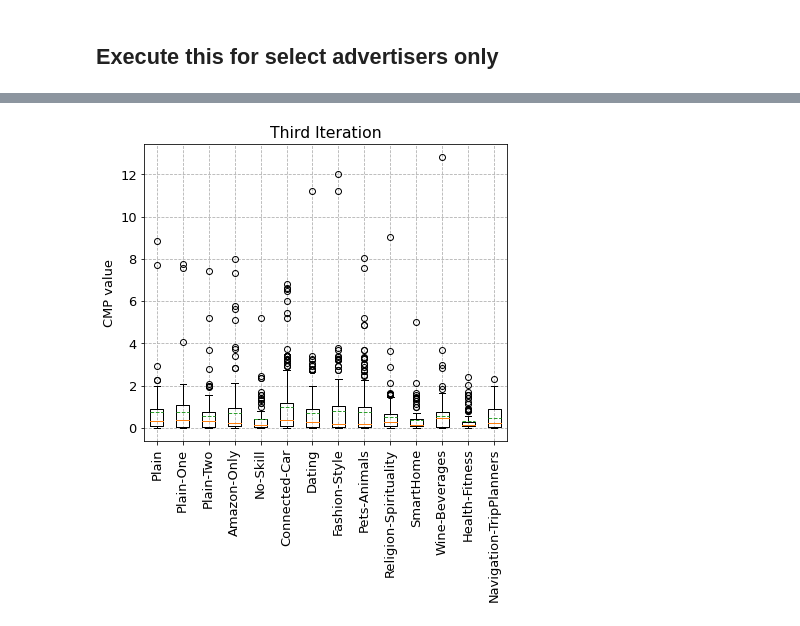
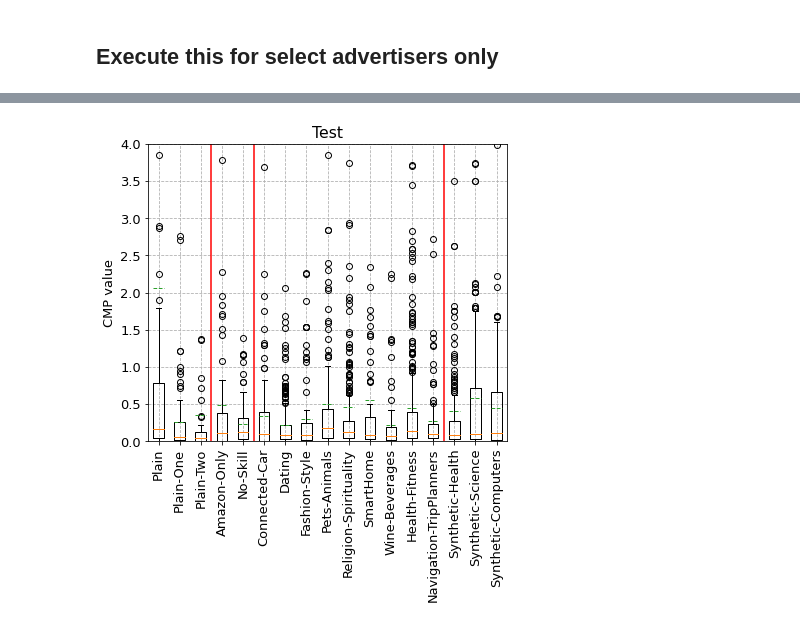
Before and after one commit to pooneh-nb/voice_assistance, a Jupyter notebook: process-bids.ipynb, the cells around one changed output, grey strips where cells are left out. Cells and saved outputs as stored; diff of their text form; code cells hidden in the pictures.

```diff
--- a/process-bids.ipynb
+++ b/process-bids.ipynb
@@ -727,0 +651,4 @@ select_advertisers = ['pubmatic','openx','triplelift','criteo','appnexus','rubic
+# %%
+# select_advertisers = ['pubmatic','openx','districtmDMX','rubicon','ix','indexExchange','smaato', 'verizon', 'yahoossp', 'aol']
+# select_advertisers = ['pubmatic','openx','districtmDMX','rubicon','ix','indexExchange','smaato', 'triplelift', 'pubnative', 'appnexus']
+select_advertisers = ['pubmatic','openx','districtmDMX','rubicon','ix','indexExchange','smaato', 'triplelift', 'pubnative', 'appnexus', 'verizon', 'yahoossp', 'aol']
@@ -728,8 +674,9 @@ select_advertisers = ['pubmatic','openx','triplelift','criteo','appnexus','rubic
 # %%
 data = []
-for persona in control_list + test_list:
+for persona in control_test_labels:
     tmp = []
     for advertiser in select_advertisers:
+#     for advertiser in common_advertisers:
         if advertiser not in cpms_personas[persona]:
             continue
         tmp += cpms_personas[persona][advertiser]
@@ -737,3 +684,6 @@ for persona in control_list + test_list:
     data.append(tmp)
 
 x_data = np.arange(len(control_list + test_list)) + 1
+# %%
+for bids in data:
+    print(len(bids))
@@ -739,0 +708,7 @@ x_data = np.arange(len(control_list + test_list)) + 1
+# %%
+new_bids = []
+new_data = []
+for bids in data:
+    new_bids = bids + [0] * (194 - len(bids))
+    new_data.append(new_bids)
+data = new_data
@@ -740,23 +791,26 @@ x_data = np.arange(len(control_list + test_list)) + 1
 # %%
 fig, ax = plt.subplots()
 _ = ax.boxplot(data, showfliers=True, manage_ticks=True,autorange=True,meanline=True,showmeans=True)
 
 ax.set_ylabel('CMP value')
 ax.set_xticks(x_data)
-ax.set_xticklabels(control_list + test_list, rotation=90)
+ax.set_xticklabels(control_test_labels, rotation=90)
 
 # ax.legend(loc="upper left")
-# ax.set_ylim([0,13])
+ax.set_ylim([0, 4])
 # ax.set_yticks([0.5]*20)
 fig.set_size_inches(6, 7, forward=True)
 
+ax.vlines(3.5, 0, 8, colors='red', linestyles='solid', label='',)
+ax.vlines(5.5, 0, 8, colors='red', linestyles='solid', label='',)
+ax.vlines(14.5, 0, 8, colors='red', linestyles='solid', label='',)
 
-
-plt.title("Third Iteration")
+label_text = 'Test'
+plt.title(label_text)
 plt.grid(linestyle='--')
 ax.set_axisbelow(True)
 plt.tight_layout()
-plt.savefig(RESULTS_DIR + "all_bids_scatter.pdf")
+plt.savefig(RESULTS_DIR + label_text + ".pdf")
 plt.show()
 # %% [output]
-[figure, old version]
+[figure, new version]
```
Also changed, not shown: parts of 49 cells of this notebook, 12 other files.
